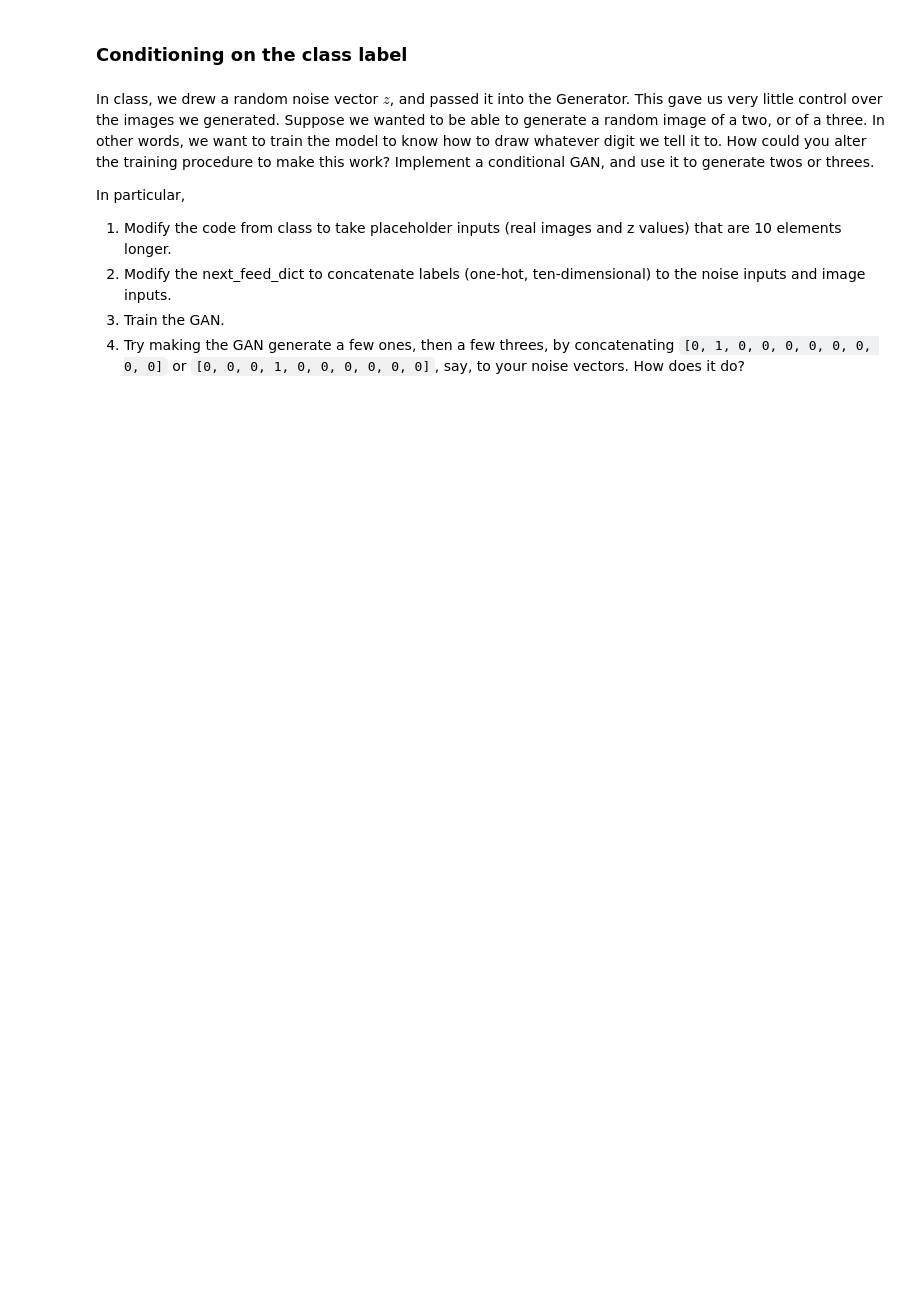
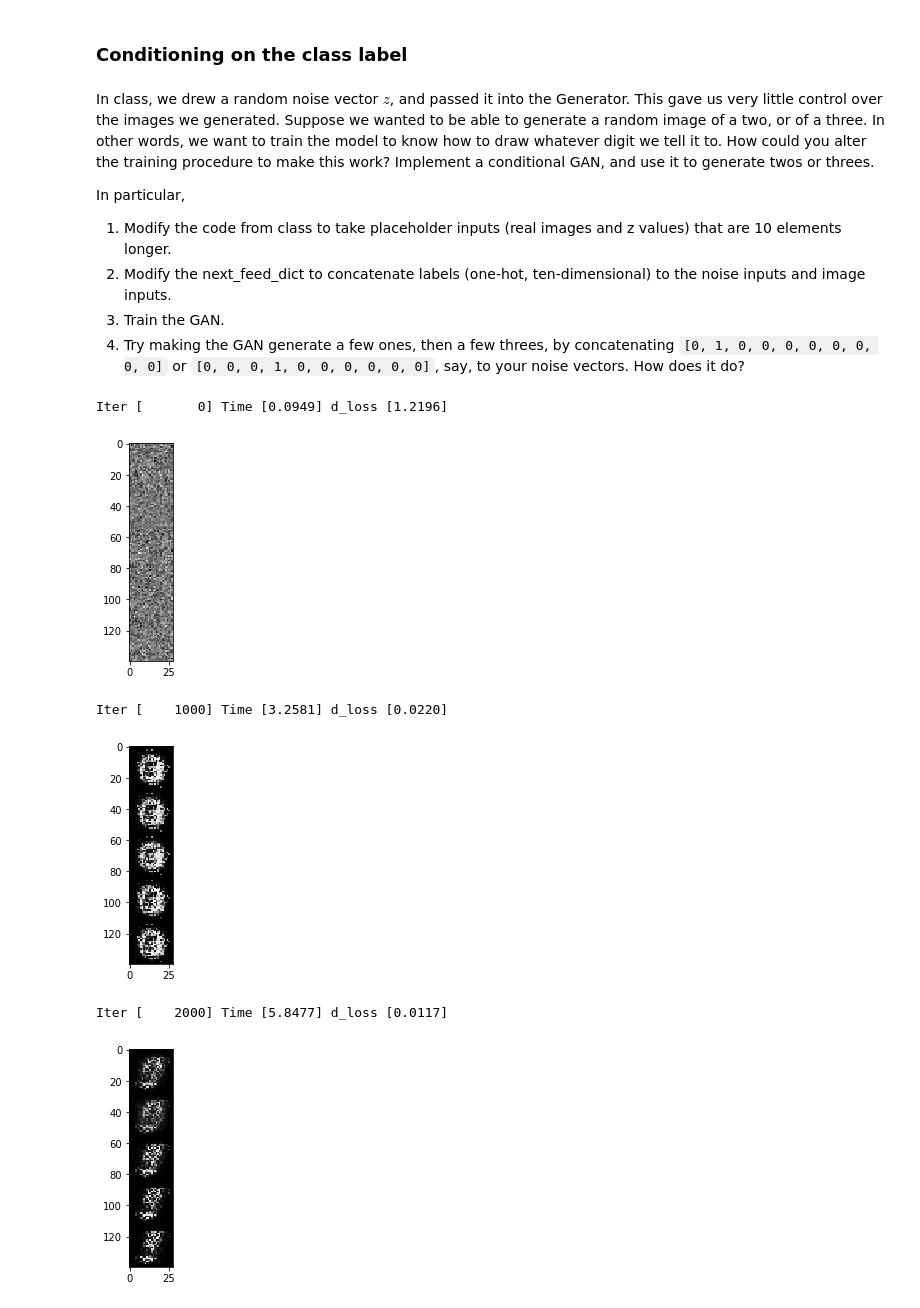
Before and after one commit to libjohn/Duke-MLSS-2019, a Jupyter notebook: 04A_Generative_Adversarial_Network.ipynb, the cells around one changed output. Cells and saved outputs as stored; diff of their text form; code cells hidden in the pictures; blank space fills up the shorter version.

```diff
--- a/04A_Generative_Adversarial_Network.ipynb
+++ b/04A_Generative_Adversarial_Network.ipynb
@@ -184,0 +216,80 @@ In particular,
+# %%
+# Keras generator
+def make_generator():
+    # NEW: 10 additional input dimensions
+    z_in = tf.keras.layers.Input((z_dimension+10,))
+    hidden_layer = tf.keras.layers.Dense(intermediate_layer_size, activation='relu')(z_in)
+    fake_X = tf.keras.layers.Dense(image_size, activation='sigmoid')(hidden_layer)
+    G = tf.keras.Model(inputs=[z_in], outputs=[fake_X])
+    return G
+
+# Keras discriminator
+def make_discriminator():
+    # NEW: 10 additional input dimensions
+    images_in = tf.keras.layers.Input((image_size+10,))
+    hidden_layer = tf.keras.layers.Dense(intermediate_layer_size, activation='relu')(images_in)
+    D_output = tf.keras.layers.Dense(1, activation='sigmoid')(hidden_layer)
+    D = tf.keras.Model(inputs=[images_in], outputs=[D_output])
+    return D
+
+# Building the graph:
+tf.reset_default_graph()
+
+# Input data
+real_X = tf.placeholder(tf.float32, [None, image_size])
+labels = tf.placeholder(tf.float32, [None, 10])
+z = tf.placeholder(tf.float32, [None, z_dimension])
+
+# We create both the generator and discriminator. This adds weights to
+# the graph, and returns Model objects D and G that we can apply to
+# actual tensors.
+D = make_discriminator()
+G = make_generator()
+
+# Apply the generator to z.
+fake_X = G(tf.concat([z, labels], axis=1))
+
+# Apply the discriminator to the fake images and the real images
+d_on_fake = D(tf.concat([fake_X, labels], axis=1))
+d_on_real = D(tf.concat([real_X, labels], axis=1))
+
+# Compute the losses
+g_loss = -tf.reduce_mean(tf.log(d_on_fake + 1e-20))
+d_loss = -tf.reduce_mean(tf.log(d_on_real + 1e-20) + tf.log(1. - d_on_fake + 1e-20))
+
+# Create the two optimization operations
+optimize_d = tf.train.AdamOptimizer().minimize(d_loss, var_list=D.trainable_variables)
+optimize_g = tf.train.AdamOptimizer().minimize(g_loss, var_list=G.trainable_variables)
+
+# Create the operation that initializes the variables.
+initialize_all = tf.global_variables_initializer()
+
+
+# Training
+# Train the GAN.
+
+def next_feed_dict():
+    batch = mnist.train.next_batch(batch_size)
+    return {real_X: batch[0],
+            labels: batch[1],
+            z:      make_noise()}
+
+sess = tf.Session()
+sess.run(initialize_all)
+
+start_time = time.time()
+for t in range(iterations):
+    sess.run(optimize_g, feed_dict=next_feed_dict())
+    _, loss = sess.run([optimize_d, d_loss], feed_dict=next_feed_dict())
+
+    if t % 1000 == 0 or t+1 == iterations:
+        fake_data = sess.run(fake_X, feed_dict=next_feed_dict())
+        print('Iter [%8d] Time [%5.4f] d_loss [%.4f]' % (t, time.time() - start_time, loss))
+        visualize_row(fake_data[:5])
+# %% [output]
+Iter [       0] Time [0.0949] d_loss [1.2196]
+[figure, added]
+Iter [    1000] Time [3.2581] d_loss [0.0220]
+[figure, added]
+Iter [    2000] Time [5.8477] d_loss [0.0117]
+[figure, added]
```
Also changed, not shown: parts of 8 cells of this notebook.
